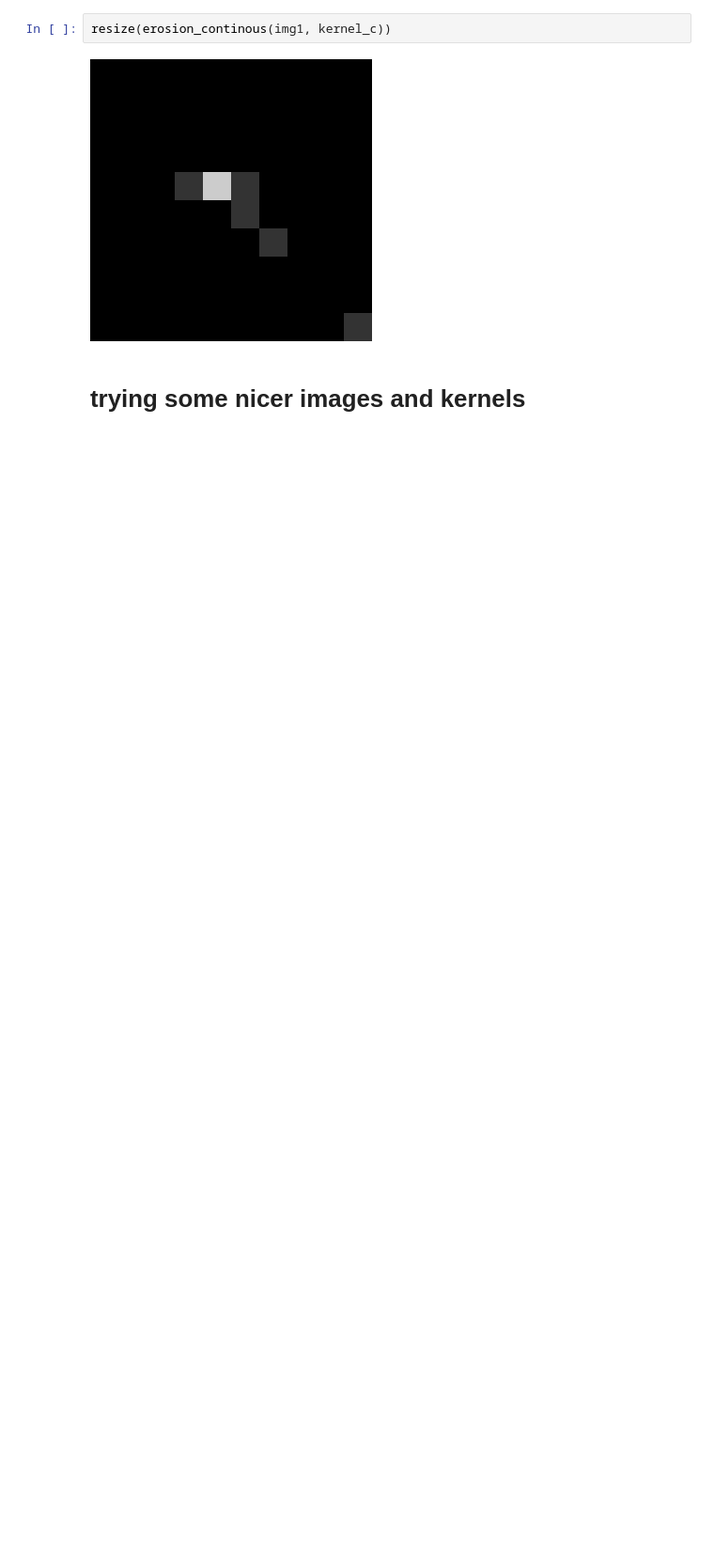
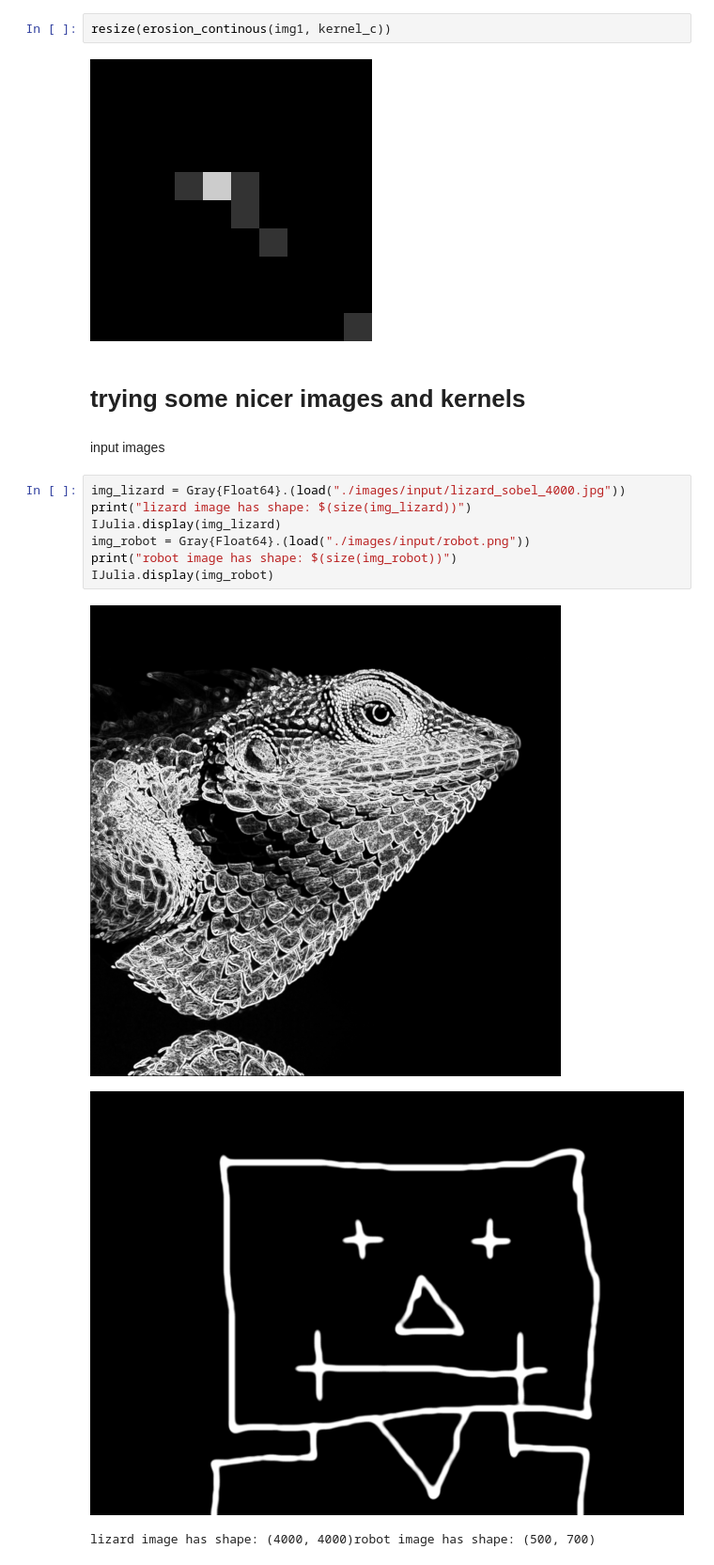
Before and after one commit to tadeohepperle/advanced_bioimage_programming, a Jupyter notebook: image_ops_julia/morhpological_filters.ipynb, the cells around one changed output. Shown at 94% size. Cells and saved outputs as stored; diff of their text form; blank space fills up the shorter version.

```diff
--- a/image_ops_julia/morhpological_filters.ipynb
+++ b/image_ops_julia/morhpological_filters.ipynb
@@ -120,3 +121,16 @@ resize(erosion_continous(img1, kernel_c))
 [figure]
 # %% [markdown]
 # trying some nicer images and kernels
+# %% [markdown]
+input images
+# %%
+img_lizard = Gray{Float64}.(load("./images/input/lizard_sobel_4000.jpg"))
+print("lizard image has shape: $(size(img_lizard))")
+IJulia.display(img_lizard)
+img_robot = Gray{Float64}.(load("./images/input/robot.png"))
+print("robot image has shape: $(size(img_robot))")
+IJulia.display(img_robot)
+# %% [output]
+[figure, added]
+[figure, added]
+lizard image has shape: (4000, 4000)robot image has shape: (500, 700)
```
Also changed, not shown: parts of 18 cells of this notebook, 7 other files.
